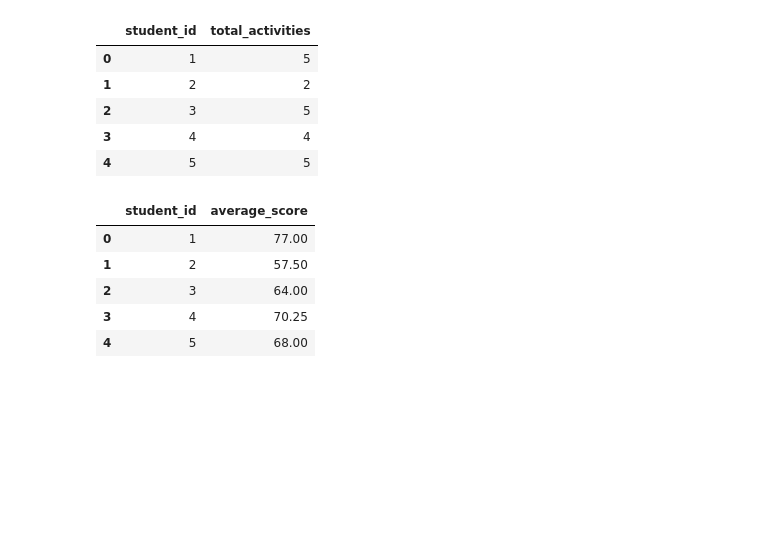
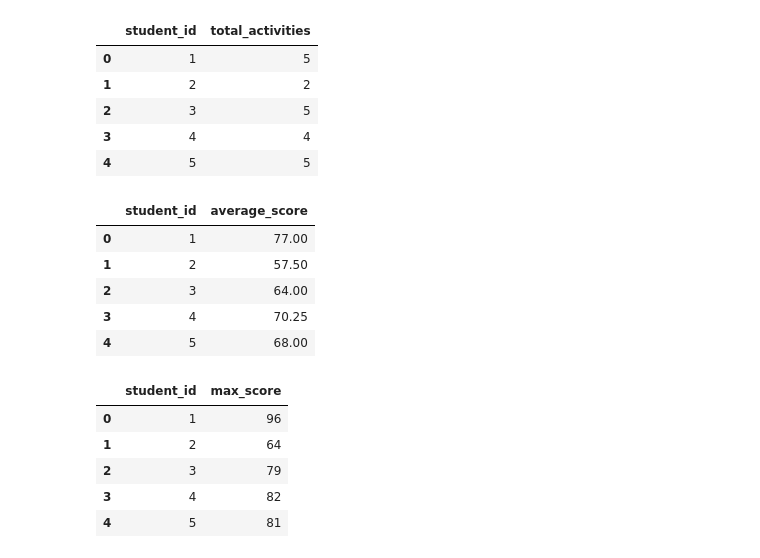
Before and after one commit to PrasastiBaitharu/ybi_foundation, a Jupyter notebook: YBI_45_DAY_INTERNSHIP.ipynb, the cells around one changed output. Saved outputs shown, nothing was run; the diff lists cells and outputs as text; code cells hidden in the pictures; blank space fills up the shorter version.

Commit message:
Highest Score

```diff
--- a/YBI_45_DAY_INTERNSHIP.ipynb
+++ b/YBI_45_DAY_INTERNSHIP.ipynb
@@ -436,3 +436,18 @@ avg_score.head()
 | 2 | 3 | 64.00 |
 | 3 | 4 | 70.25 |
 | 4 | 5 | 68.00 |
+# %%
+max_score = (
+    activity.groupby("student_id")["score"]
+    .max()
+    .reset_index(name="max_score")
+)
+
+max_score.head()
+# %% [output]
+|  | student_id | max_score |
+| 0 | 1 | 96 |
+| 1 | 2 | 64 |
+| 2 | 3 | 79 |
+| 3 | 4 | 82 |
+| 4 | 5 | 81 |
```
Also changed, not shown: parts of 1 cell of this notebook.
